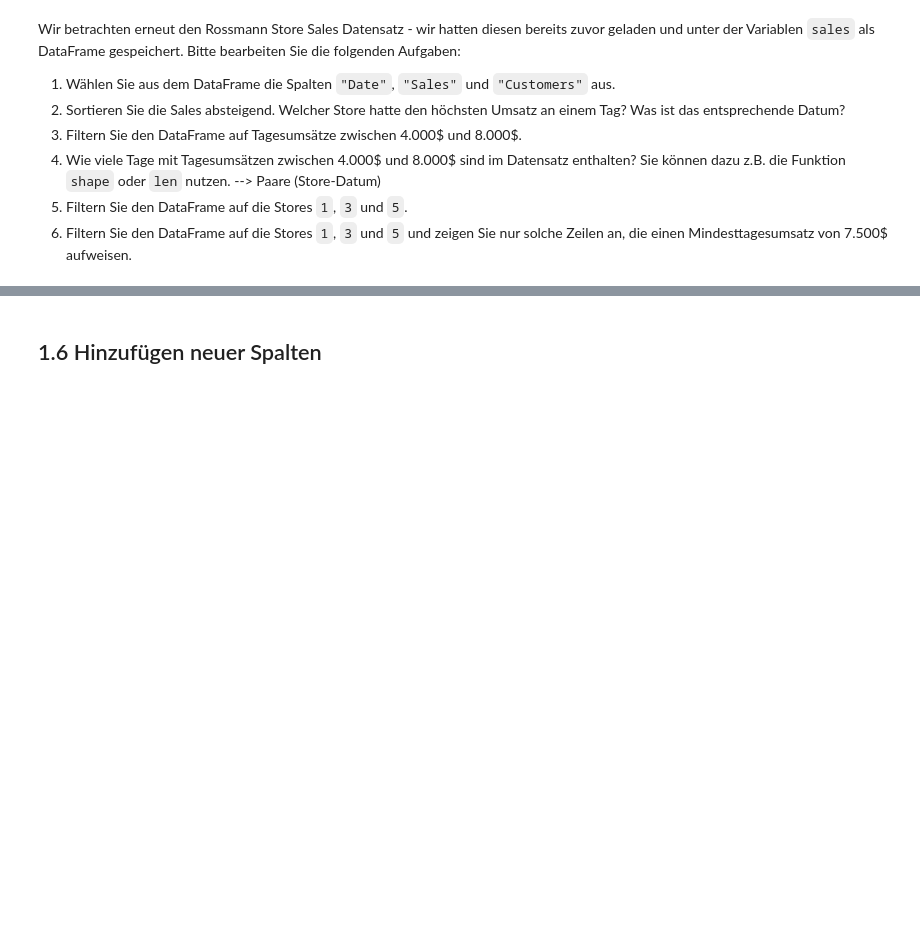
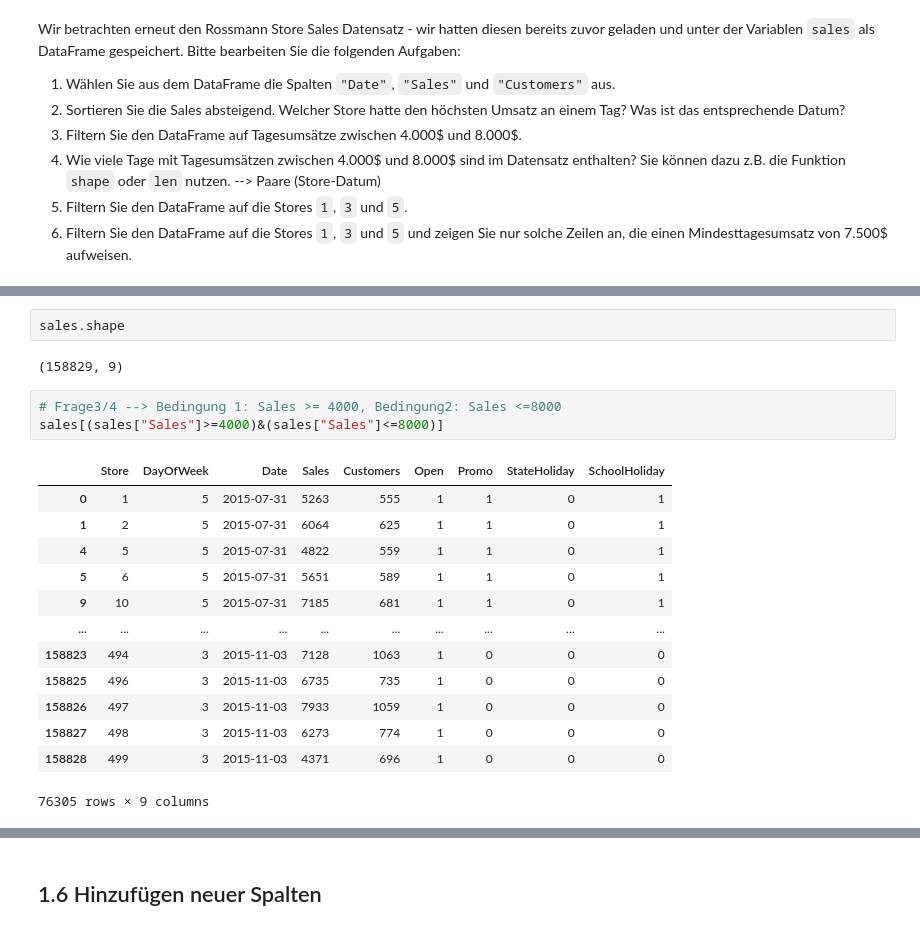
Before and after one commit to AlexKressner/Business_Intelligence, a Jupyter notebook: Pandas_Intro.ipynb, the cells around one changed output, grey strips where cells are left out. Cells and saved outputs as stored; diff of their text form; blank space fills up the shorter version.

```diff
--- a/Pandas_Intro.ipynb
+++ b/Pandas_Intro.ipynb
@@ -610,0 +636,21 @@ Wir betrachten erneut den Rossmann Store Sales Datensatz - wir hatten diesen ber
+# %%
+sales.shape
+# %% [output]
+(158829, 9)
+# %%
+# Frage3/4 --> Bedingung 1: Sales >= 4000, Bedingung2: Sales <=8000
+sales[(sales["Sales"]>=4000)&(sales["Sales"]<=8000)]
+# %% [output]
+|  | Store | DayOfWeek | Date | Sales | Customers | Open | Promo | StateHoliday | SchoolHoliday |
+| 0 | 1 | 5 | 2015-07-31 | 5263 | 555 | 1 | 1 | 0 | 1 |
+| 1 | 2 | 5 | 2015-07-31 | 6064 | 625 | 1 | 1 | 0 | 1 |
+| 4 | 5 | 5 | 2015-07-31 | 4822 | 559 | 1 | 1 | 0 | 1 |
+| 5 | 6 | 5 | 2015-07-31 | 5651 | 589 | 1 | 1 | 0 | 1 |
+| 9 | 10 | 5 | 2015-07-31 | 7185 | 681 | 1 | 1 | 0 | 1 |
+| ... | ... | ... | ... | ... | ... | ... | ... | ... | ... |
+| 158823 | 494 | 3 | 2015-11-03 | 7128 | 1063 | 1 | 0 | 0 | 0 |
+| 158825 | 496 | 3 | 2015-11-03 | 6735 | 735 | 1 | 0 | 0 | 0 |
+| 158826 | 497 | 3 | 2015-11-03 | 7933 | 1059 | 1 | 0 | 0 | 0 |
+| 158827 | 498 | 3 | 2015-11-03 | 6273 | 774 | 1 | 0 | 0 | 0 |
+| 158828 | 499 | 3 | 2015-11-03 | 4371 | 696 | 1 | 0 | 0 | 0 |
+76305 rows × 9 columns
```
Also changed, not shown: parts of 53 cells of this notebook.
